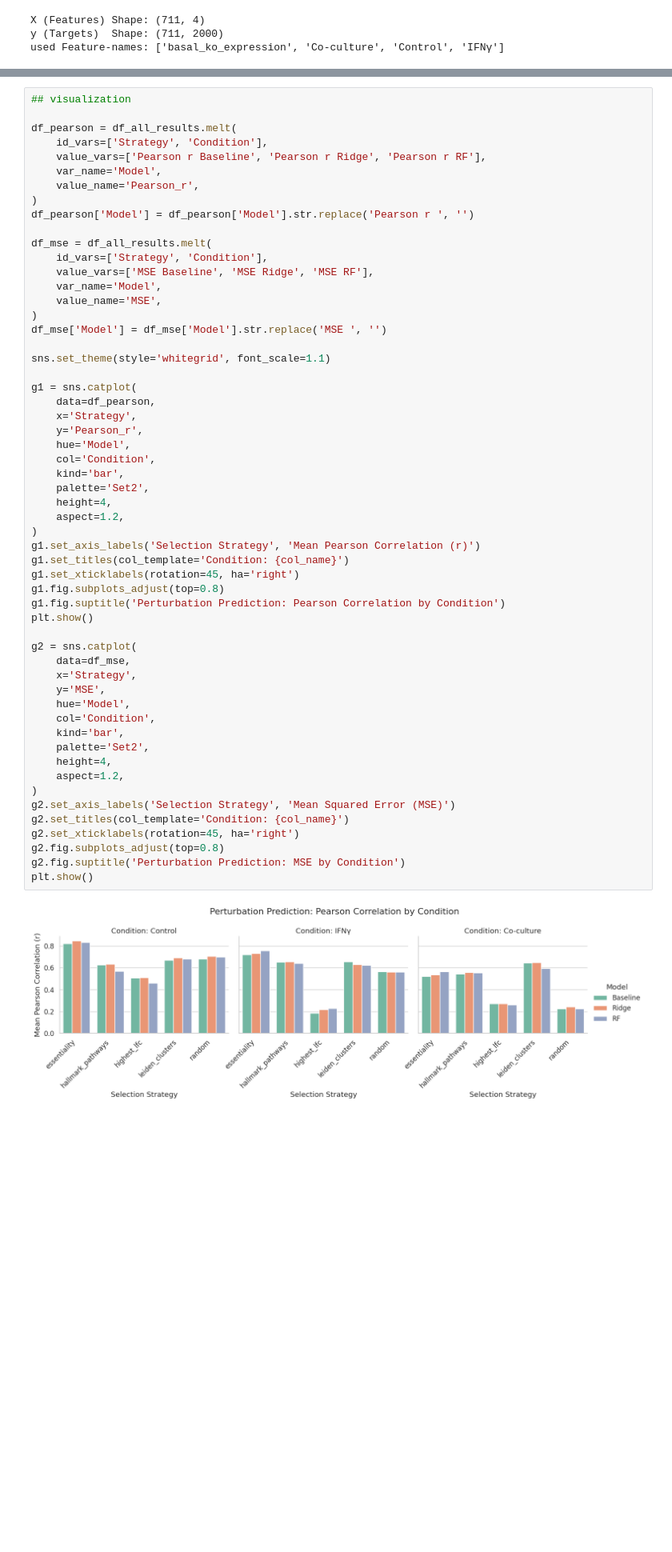
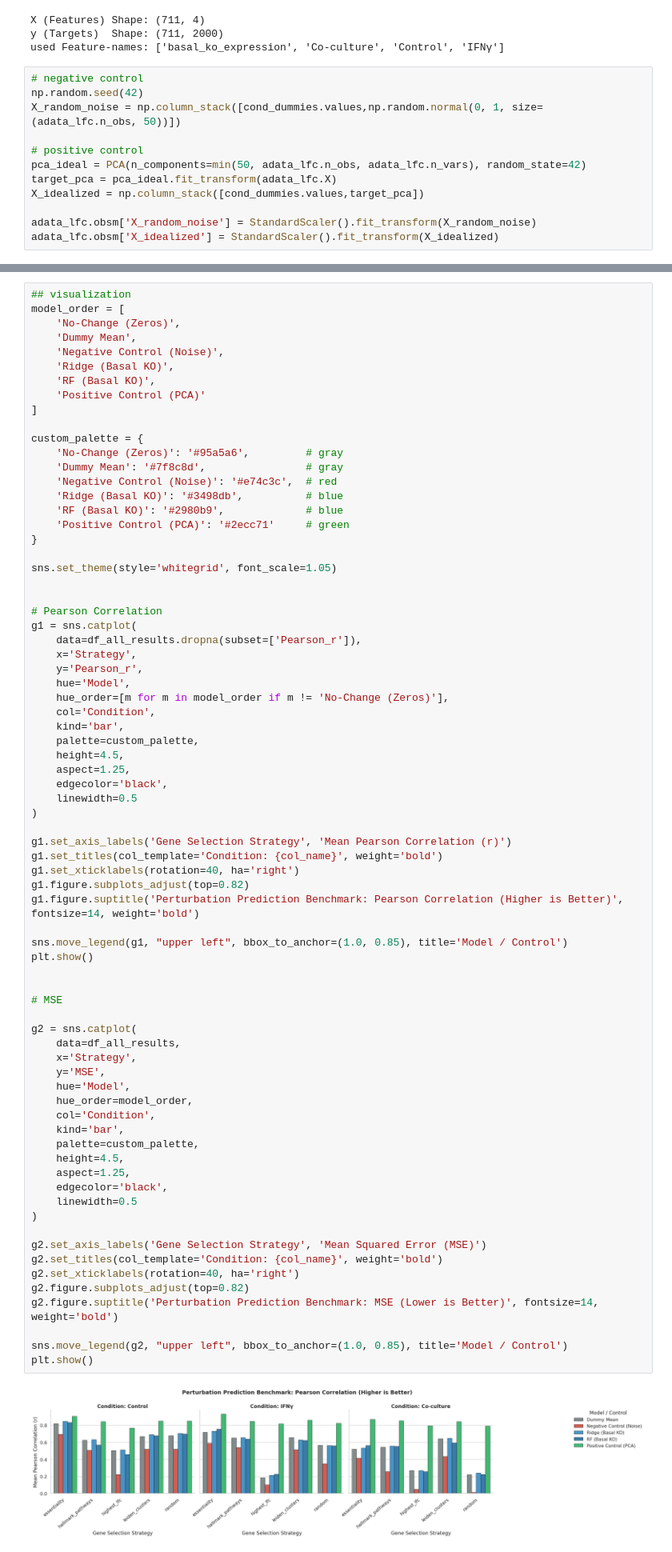
Before and after one commit to tf-kuehn/ml_omics, a Jupyter notebook: task_3_ae.ipynb, the cells around one changed output, grey strips where cells are left out. Shown at 80% size. Saved outputs shown, nothing was run; the diff lists cells and outputs as text; blank space fills up the shorter version.

Commit message:
added positive and negative control and no change baseline

```diff
--- a/task_3_ae.ipynb
+++ b/task_3_ae.ipynb
@@ -65,6 +66,18 @@ print(f"used Feature-names: {feature_names}")
 X (Features) Shape: (711, 4)
 y (Targets)  Shape: (711, 2000)
 used Feature-names: ['basal_ko_expression', 'Co-culture', 'Control', 'IFNγ']
+# %%
+# negative control
+np.random.seed(42)
+X_random_noise = np.column_stack([cond_dummies.values,np.random.normal(0, 1, size=(adata_lfc.n_obs, 50))])
+
+# positive control
+pca_ideal = PCA(n_components=min(50, adata_lfc.n_obs, adata_lfc.n_vars), random_state=42)
+target_pca = pca_ideal.fit_transform(adata_lfc.X)
+X_idealized = np.column_stack([cond_dummies.values,target_pca])
+
+adata_lfc.obsm['X_random_noise'] = StandardScaler().fit_transform(X_random_noise)
+adata_lfc.obsm['X_idealized'] = StandardScaler().fit_transform(X_idealized)
 # %%
 all_results = []
 conditions = ['Control', 'IFNγ', 'Co-culture']
@@ -157,58 +186,76 @@ df_all_results
 # %%
 ## visualization
+model_order = [
+    'No-Change (Zeros)',
+    'Dummy Mean',
+    'Negative Control (Noise)',
+    'Ridge (Basal KO)',
+    'RF (Basal KO)',
+    'Positive Control (PCA)'
+]
 
-df_pearson = df_all_results.melt(
-    id_vars=['Strategy', 'Condition'],
-    value_vars=['Pearson r Baseline', 'Pearson r Ridge', 'Pearson r RF'],
-    var_name='Model',
-    value_name='Pearson_r',
-)
-df_pearson['Model'] = df_pearson['Model'].str.replace('Pearson r ', '')
+custom_palette = {
+    'No-Change (Zeros)': '#95a5a6',         # gray
+    'Dummy Mean': '#7f8c8d',                # gray
+    'Negative Control (Noise)': '#e74c3c',  # red
+    'Ridge (Basal KO)': '#3498db',          # blue
+    'RF (Basal KO)': '#2980b9',             # blue
+    'Positive Control (PCA)': '#2ecc71'     # green
+}
 
-df_mse = df_all_results.melt(
-    id_vars=['Strategy', 'Condition'],
-    value_vars=['MSE Baseline', 'MSE Ridge', 'MSE RF'],
-    var_name='Model',
-    value_name='MSE',
-)
-df_mse['Model'] = df_mse['Model'].str.replace('MSE ', '')
+sns.set_theme(style='whitegrid', font_scale=1.05)
 
-sns.set_theme(style='whitegrid', font_scale=1.1)
 
+# Pearson Correlation
 g1 = sns.catplot(
-    data=df_pearson,
+    data=df_all_results.dropna(subset=['Pearson_r']),
     x='Strategy',
     y='Pearson_r',
     hue='Model',
+    hue_order=[m for m in model_order if m != 'No-Change (Zeros)'],
     col='Condition',
     kind='bar',
-    palette='Set2',
-    height=4,
-    aspect=1.2,
+    palette=custom_palette,
+    height=4.5,
+    aspect=1.25,
+    edgecolor='black',
+    linewidth=0.5
 )
-g1.set_axis_labels('Selection Strategy', 'Mean Pearson Correlation (r)')
-g1.set_titles(col_template='Condition: {col_name}')
-g1.set_xticklabels(rotation=45, ha='right')
-g1.fig.subplots_adjust(top=0.8)
-g1.fig.suptitle('Perturbation Prediction: Pearson Correlation by Condition')
+
+g1.set_axis_labels('Gene Selection Strategy', 'Mean Pearson Correlation (r)')
+g1.set_titles(col_template='Condition: {col_name}', weight='bold')
+g1.set_xticklabels(rotation=40, ha='right')
+g1.figure.subplots_adjust(top=0.82)
+g1.figure.suptitle('Perturbation Prediction Benchmark: Pearson Correlation (Higher is Better)', fontsize=14, weight='bold')
+
+sns.move_legend(g1, "upper left", bbox_to_anchor=(1.0, 0.85), title='Model / Control')
 plt.show()
 
+
+# MSE
+
 g2 = sns.catplot(
-    data=df_mse,
+    data=df_all_results,
     x='Strategy',
     y='MSE',
     hue='Model',
+    hue_order=model_order,
     col='Condition',
     kind='bar',
-    palette='Set2',
-    height=4,
-    aspect=1.2,
+    palette=custom_palette,
+    height=4.5,
+    aspect=1.25,
+    edgecolor='black',
+    linewidth=0.5
 )
-g2.set_axis_labels('Selection Strategy', 'Mean Squared Error (MSE)')
-g2.set_titles(col_template='Condition: {col_name}')
-g2.set_xticklabels(rotation=45, ha='right')
-g2.fig.subplots_adjust(top=0.8)
-g2.fig.suptitle('Perturbation Prediction: MSE by Condition')
+
+g2.set_axis_labels('Gene Selection Strategy', 'Mean Squared Error (MSE)')
+g2.set_titles(col_template='Condition: {col_name}', weight='bold')
+g2.set_xticklabels(rotation=40, ha='right')
+g2.figure.subplots_adjust(top=0.82)
+g2.figure.suptitle('Perturbation Prediction Benchmark: MSE (Lower is Better)', fontsize=14, weight='bold')
+
+sns.move_legend(g2, "upper left", bbox_to_anchor=(1.0, 0.85), title='Model / Control')
 plt.show()
 # %% [output]
-[figure, old version]
+[figure, new version]
```
Also changed, not shown: parts of 3 cells of this notebook.
